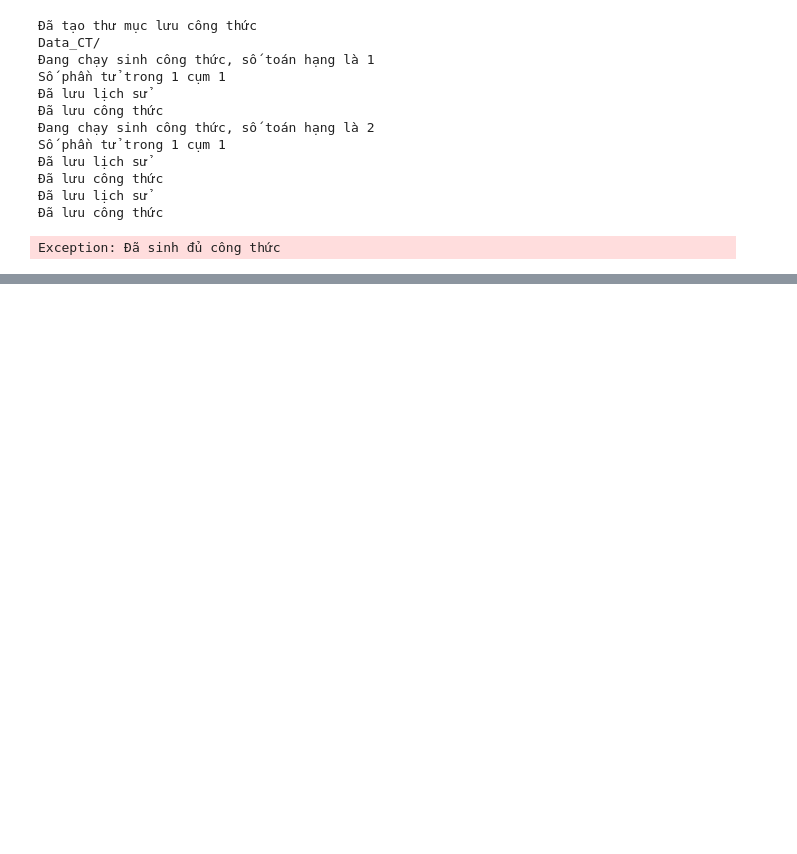
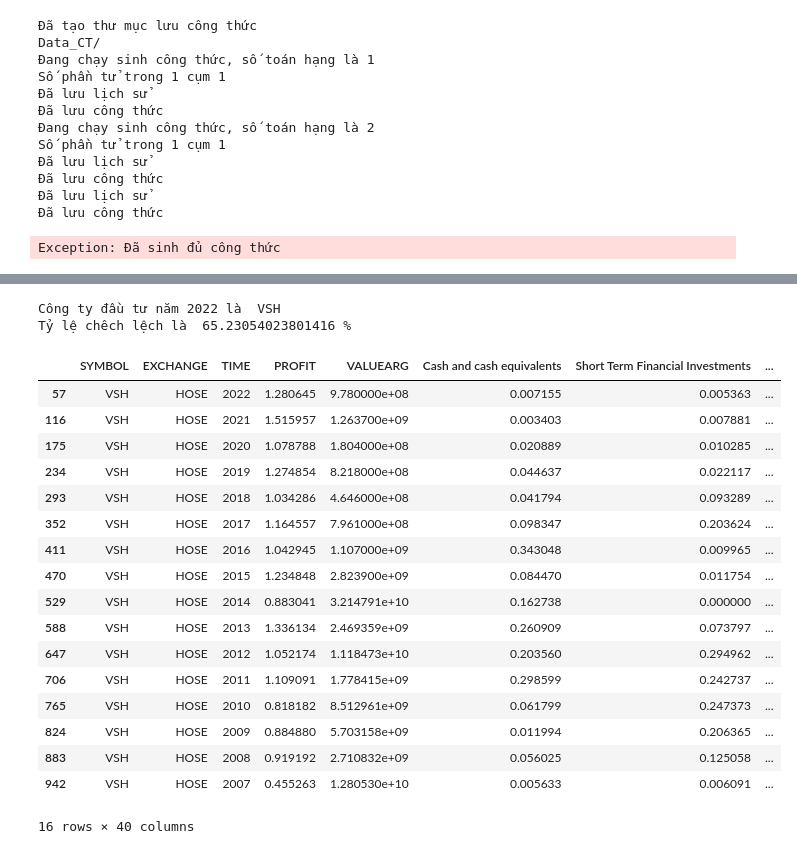
Before and after one commit to khanhha1005/TestFinanceFormula, a Jupyter notebook: Phương_Pháp_test.ipynb, the cells around one changed output, grey strips where cells are left out. Cells and saved outputs as stored; diff of their text form; code cells hidden in the pictures; blank space fills up the shorter version.

```diff
--- a/Phương_Pháp_test.ipynb
+++ b/Phương_Pháp_test.ipynb
@@ -286,0 +294,48 @@ Exception: Đã sinh đủ công thức
+# %%
+def find_company_to_invest(data,years_begin,years_end):
+    filtered_data = get_data(data,years_begin,years_end)
+    new_df = pd.DataFrame({'sum': filtered_data['Sales'], 'SYMBOL': filtered_data['SYMBOL'], 'TIME': filtered_data['TIME']})
+    new_df = new_df.reset_index(drop=True)
+    new_df_2007_2021 = new_df[new_df['TIME'] != years_end]
+    new_df_2007_2021 = new_df_2007_2021.reset_index(drop=True)
+
+    new_df_2022 = new_df[new_df['TIME'] == years_end]
+    new_df_2022 = new_df_2022.reset_index(drop=True)
+
+    new_mean = new_df_2007_2021.groupby(['SYMBOL']).mean().drop(columns=['TIME'])
+    new_mean = new_mean.reset_index()
+    new_mean.columns = ['SYMBOL', 'mean']
+    new_df_2022_1 = pd.merge(new_df_2022, new_mean, on='SYMBOL')
+    new_df_2022_1.columns = ['sum','SYMBOL', 'TIME', 'mean of previous years']
+    new_df_2022_1['weight of year end'] = new_df_2022_1['sum'].astype(float)
+    new_df_2022_1['diff in percentage'] = ((new_df_2022_1['sum'] - new_df_2022_1['mean of previous years'])/new_df_2022_1['mean of previous years'])*100
+    new_df_2022_1 = new_df_2022_1.drop(columns=['sum'])
+    print('Công ty đầu tư năm ' +str(years_end)+' là ' ,new_df_2022_1[new_df_2022_1['diff in percentage'] == new_df_2022_1['diff in percentage'].max()]['SYMBOL'].values[0] )
+    print('Tỷ lệ chêch lệch là ' ,new_df_2022_1[new_df_2022_1['diff in percentage'] == new_df_2022_1['diff in percentage'].max()]['diff in percentage'].values[0] , '%')
+    return new_df_2022_1
+final_table =find_company_to_invest(data,2007,2022)
+# %% [output]
+Công ty đầu tư năm 2022 là  VSH
+Tỷ lệ chêch lệch là  65.23054023801416 %
+# %%
+# FIND THE ROWS HAVE THE SYMBOL VSH IN 2022
+filtered_data[filtered_data['SYMBOL'] == 'VSH']
+# %% [output]
+|  | SYMBOL | EXCHANGE | TIME | PROFIT | VALUEARG | Cash and cash equivalents | Short Term Financial Investments | ... |
+| 57 | VSH | HOSE | 2022 | 1.280645 | 9.780000e+08 | 0.007155 | 0.005363 | ... |
+| 116 | VSH | HOSE | 2021 | 1.515957 | 1.263700e+09 | 0.003403 | 0.007881 | ... |
+| 175 | VSH | HOSE | 2020 | 1.078788 | 1.804000e+08 | 0.020889 | 0.010285 | ... |
+| 234 | VSH | HOSE | 2019 | 1.274854 | 8.218000e+08 | 0.044637 | 0.022117 | ... |
+| 293 | VSH | HOSE | 2018 | 1.034286 | 4.646000e+08 | 0.041794 | 0.093289 | ... |
+| 352 | VSH | HOSE | 2017 | 1.164557 | 7.961000e+08 | 0.098347 | 0.203624 | ... |
+| 411 | VSH | HOSE | 2016 | 1.042945 | 1.107000e+09 | 0.343048 | 0.009965 | ... |
+| 470 | VSH | HOSE | 2015 | 1.234848 | 2.823900e+09 | 0.084470 | 0.011754 | ... |
+| 529 | VSH | HOSE | 2014 | 0.883041 | 3.214791e+10 | 0.162738 | 0.000000 | ... |
+| 588 | VSH | HOSE | 2013 | 1.336134 | 2.469359e+09 | 0.260909 | 0.073797 | ... |
+| 647 | VSH | HOSE | 2012 | 1.052174 | 1.118473e+10 | 0.203560 | 0.294962 | ... |
+| 706 | VSH | HOSE | 2011 | 1.109091 | 1.778415e+09 | 0.298599 | 0.242737 | ... |
+| 765 | VSH | HOSE | 2010 | 0.818182 | 8.512961e+09 | 0.061799 | 0.247373 | ... |
+| 824 | VSH | HOSE | 2009 | 0.884880 | 5.703158e+09 | 0.011994 | 0.206365 | ... |
+| 883 | VSH | HOSE | 2008 | 0.919192 | 2.710832e+09 | 0.056025 | 0.125058 | ... |
+| 942 | VSH | HOSE | 2007 | 0.455263 | 1.280530e+10 | 0.005633 | 0.006091 | ... |
+16 rows × 40 columns
```
Also changed, not shown: parts of 3 cells of this notebook.
